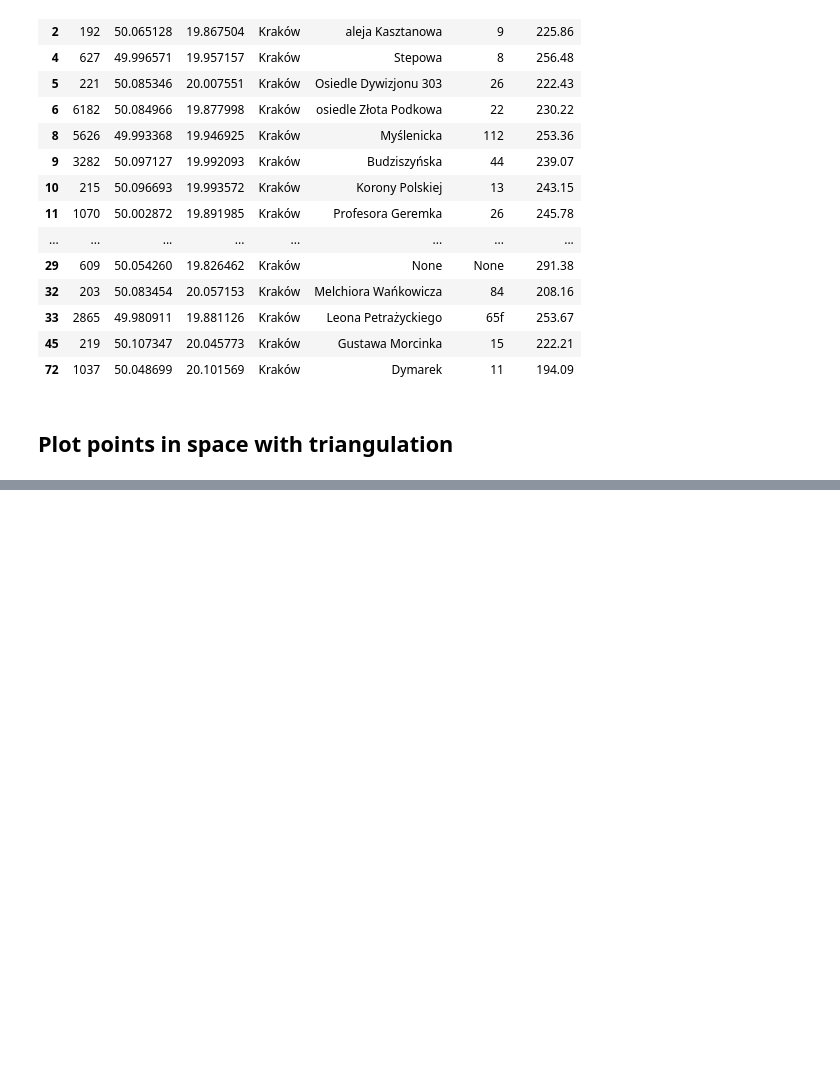
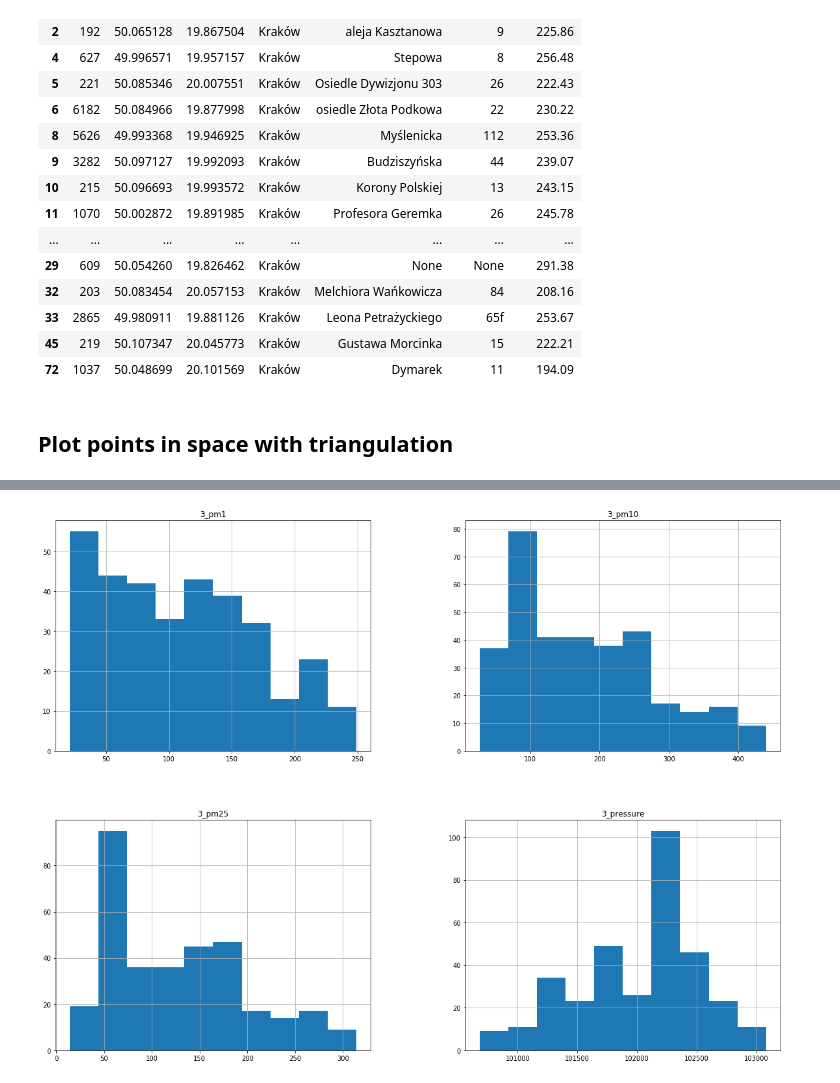
Before and after one commit to oswinoswin/airly_project, a Jupyter notebook: data_analysis.ipynb, the cells around one changed output, grey strips where cells are left out. Cells and saved outputs as stored; diff of their text form; code cells hidden in the pictures; blank space fills up the shorter version.

```diff
--- a/data_analysis.ipynb
+++ b/data_analysis.ipynb
@@ -145,0 +154,7 @@ plt.show()
+# %%
+airly_data = pd.read_csv("data/airly_2017/january-2017.csv")
+months = ['february', 'march', 'april', 'june', 'july', 'august', 'september', 'october', 'november', 'december']
+for month in months:
+    tmp = pd.read_csv(f'data/airly_2017/{month}-2017.csv')
+    print(tmp)
+    airly_data.append(tmp)
@@ -145,0 +179,6 @@ plt.show()
+# %%
+def get_data_for_location_number(num):
+    columns_to_select = ['UTC time'] + [ col for col in airly_data.columns if col.startswith(str(num))]
+    return airly_data[columns_to_select]
+# %%
+loc3 = get_data_for_location_number('3')
@@ -145,0 +189,2 @@ plt.show()
+# %%
+loc3.drop(loc3.columns[[1,2]],axis=1, inplace=True)
@@ -145,0 +229,5 @@ plt.show()
+# %%
+loc3.hist(figsize=(20,15))
+plt.show()
+# %% [output]
+[figure, added]
```
Also changed, not shown: parts of 19 cells of this notebook.
